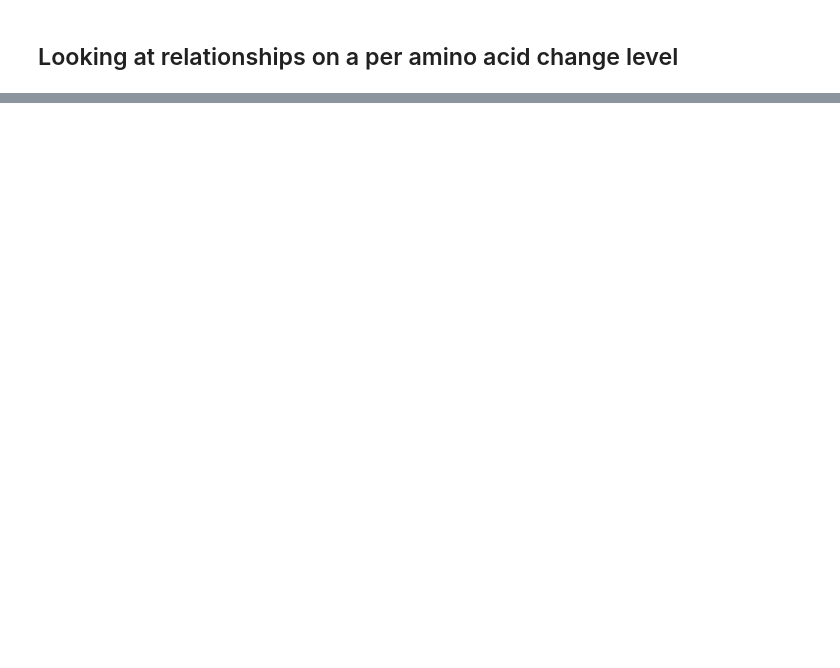
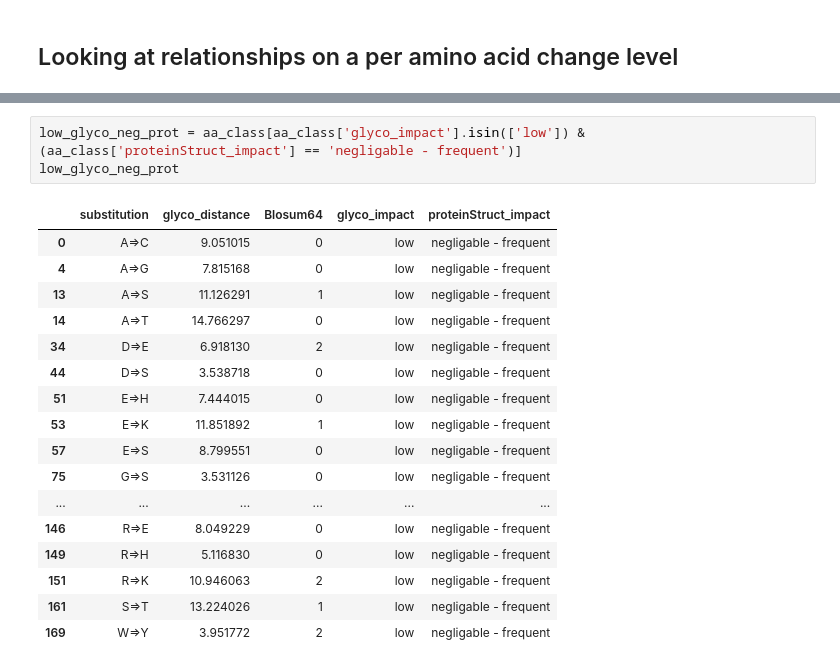
Before and after one commit to danielanach/glyco-clinvar, a Jupyter notebook: code/06_path_vs_benign_continuous.ipynb, the cells around one changed output, grey strips where cells are left out. Saved outputs shown, nothing was run; the diff lists cells and outputs as text; blank space fills up the shorter version.

```diff
--- a/code/06_path_vs_benign_continuous.ipynb
+++ b/code/06_path_vs_benign_continuous.ipynb
@@ -106,0 +136,21 @@ for ac in df['aa_change'].unique():
+# %%
+low_glyco_neg_prot = aa_class[aa_class['glyco_impact'].isin(['low']) & (aa_class['proteinStruct_impact'] == 'negligable - frequent')]
+low_glyco_neg_prot
+# %% [output]
+|  | substitution | glyco_distance | Blosum64 | glyco_impact | proteinStruct_impact |
+| 0 | A=>C | 9.051015 | 0 | low | negligable - frequent |
+| 4 | A=>G | 7.815168 | 0 | low | negligable - frequent |
+| 13 | A=>S | 11.126291 | 1 | low | negligable - frequent |
+| 14 | A=>T | 14.766297 | 0 | low | negligable - frequent |
+| 34 | D=>E | 6.918130 | 2 | low | negligable - frequent |
+| 44 | D=>S | 3.538718 | 0 | low | negligable - frequent |
+| 51 | E=>H | 7.444015 | 0 | low | negligable - frequent |
+| 53 | E=>K | 11.851892 | 1 | low | negligable - frequent |
+| 57 | E=>S | 8.799551 | 0 | low | negligable - frequent |
+| 75 | G=>S | 3.531126 | 0 | low | negligable - frequent |
+| ... | ... | ... | ... | ... | ... |
+| 146 | R=>E | 8.049229 | 0 | low | negligable - frequent |
+| 149 | R=>H | 5.116830 | 0 | low | negligable - frequent |
+| 151 | R=>K | 10.946063 | 2 | low | negligable - frequent |
+| 161 | S=>T | 13.224026 | 1 | low | negligable - frequent |
+| 169 | W=>Y | 3.951772 | 2 | low | negligable - frequent |
```
Also changed, not shown: parts of 10 cells of this notebook, 2 other files.
